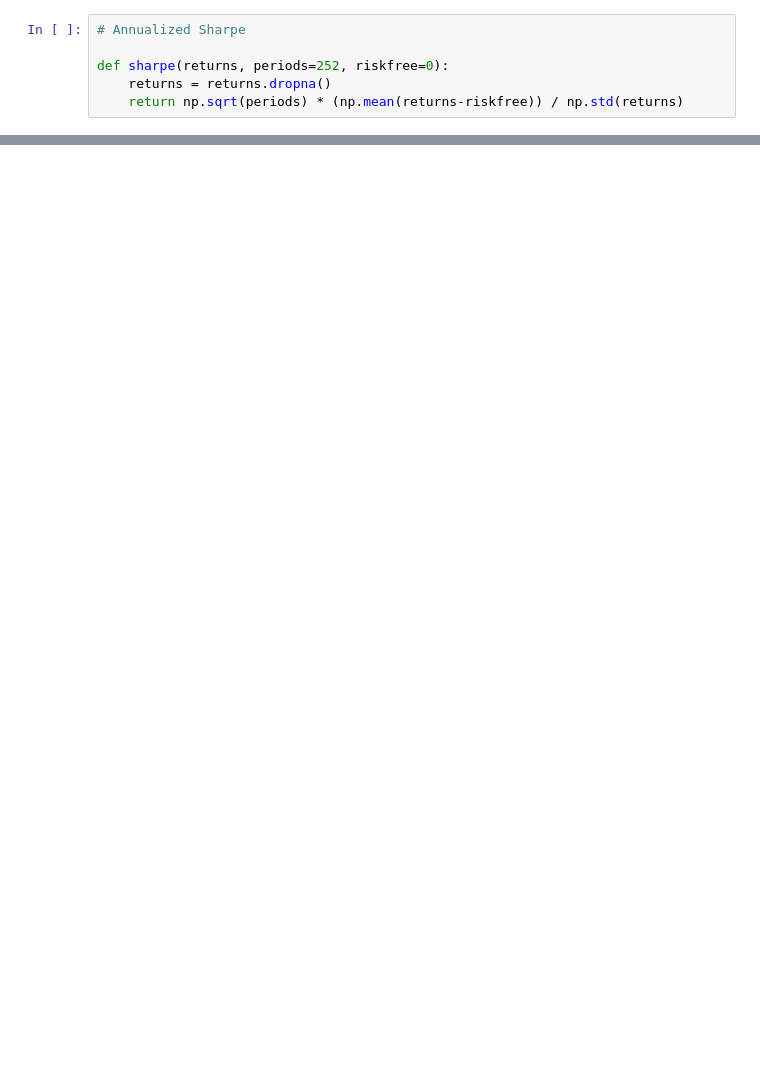
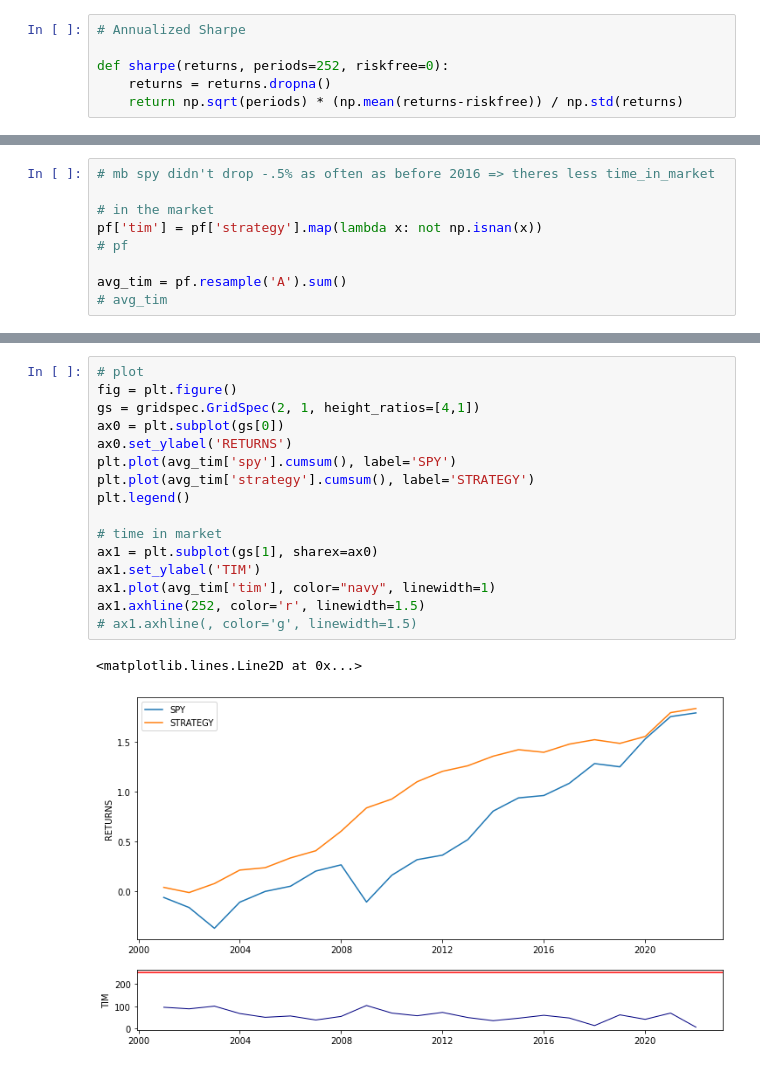
Before and after one commit to ooddaa/tradingAlgos, a Jupyter notebook: aroussi/1webinar.ipynb, the cells around one changed output, grey strips where cells are left out. Drawn from its saved outputs; the diff is of its cells as text; blank space fills up the shorter version.

```diff
--- a/aroussi/1webinar.ipynb
+++ b/aroussi/1webinar.ipynb
@@ -408,0 +457,9 @@ Date
+# %%
+# mb spy didn't drop -.5% as often as before 2016 => theres less time_in_market
+
+# in the market
+pf['tim'] = pf['strategy'].map(lambda x: not np.isnan(x))
+# pf
+
+avg_tim = pf.resample('A').sum()
+# avg_tim
@@ -408,0 +473,19 @@ Date
+# %%
+# plot
+fig = plt.figure()
+gs = gridspec.GridSpec(2, 1, height_ratios=[4,1])
+ax0 = plt.subplot(gs[0])
+ax0.set_ylabel('RETURNS')
+plt.plot(avg_tim['spy'].cumsum(), label='SPY')
+plt.plot(avg_tim['strategy'].cumsum(), label='STRATEGY')
+plt.legend()
+
+# time in market
+ax1 = plt.subplot(gs[1], sharex=ax0)
+ax1.set_ylabel('TIM')
+ax1.plot(avg_tim['tim'], color="navy", linewidth=1)
+ax1.axhline(252, color='r', linewidth=1.5)
+# ax1.axhline(, color='g', linewidth=1.5)
+# %% [output]
+<matplotlib.lines.Line2D at 0x...>
+[figure, added]
```
Also changed, not shown: parts of 19 cells of this notebook, 1 other file.
